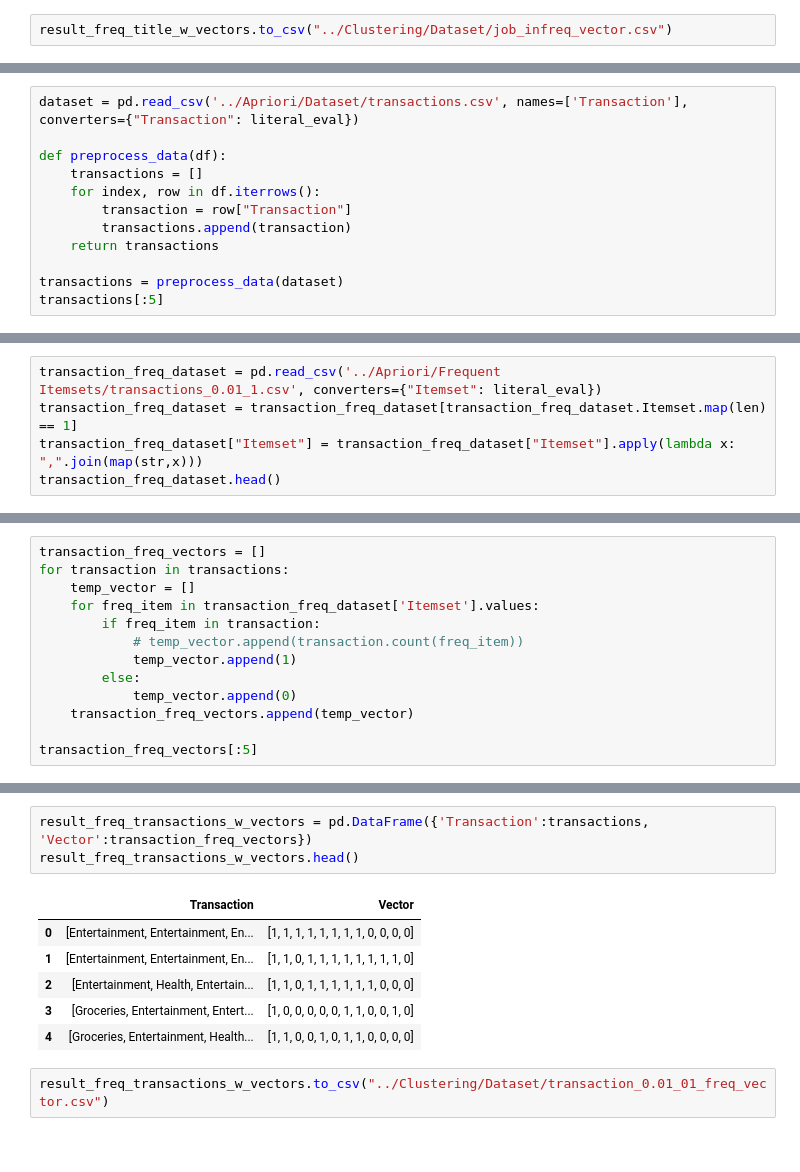
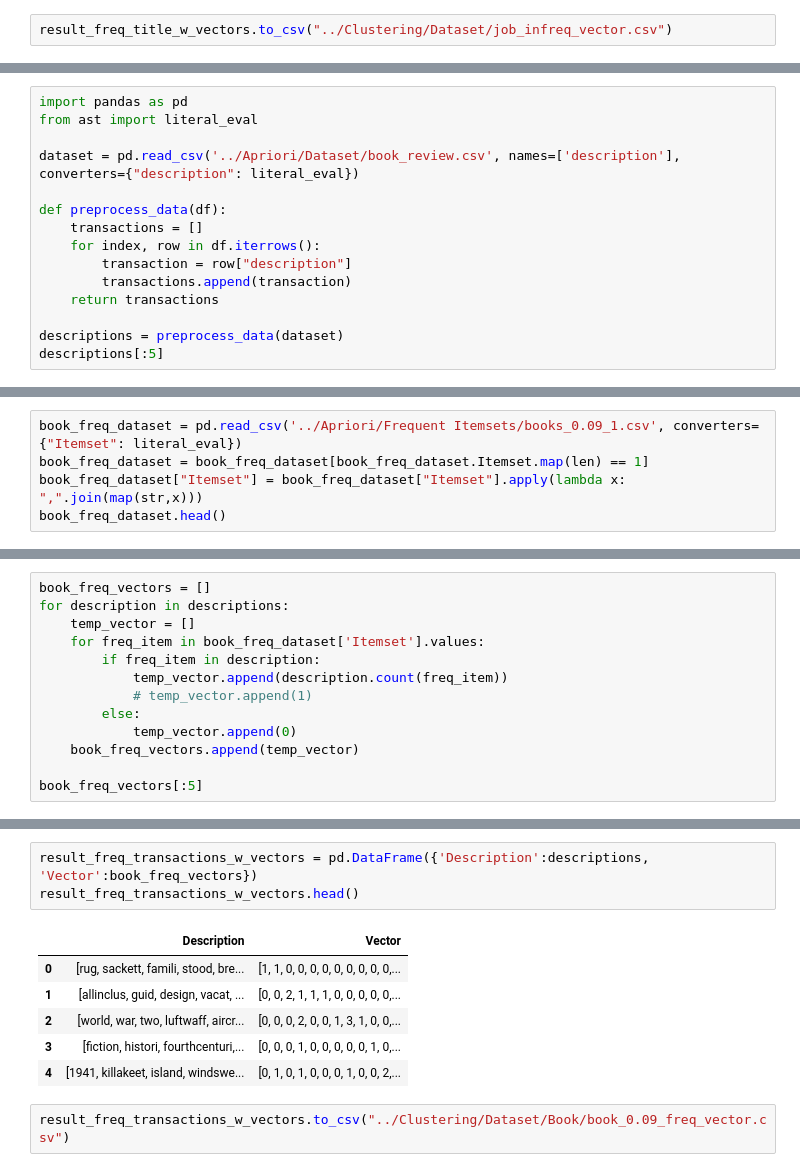
Before and after one commit to titim789/Data_Analytics_Project, a Jupyter notebook: Assignment 2/Clustering Adapter/adapter.ipynb, the cells around one changed output, grey strips where cells are left out. Cells and saved outputs as stored; diff of their text form.

Commit message:
Run book review through adapter layer

```diff
--- a/Assignment 2/Clustering Adapter/adapter.ipynb
+++ b/Assignment 2/Clustering Adapter/adapter.ipynb
@@ -228,13 +228,16 @@ result_freq_title_w_vectors.to_csv("../Clustering/Dataset/job_infreq_vector.csv"
 # %%
-dataset = pd.read_csv('../Apriori/Dataset/transactions.csv', names=['Transaction'], converters={"Transaction": literal_eval})
+import pandas as pd
+from ast import literal_eval
+
+dataset = pd.read_csv('../Apriori/Dataset/book_review.csv', names=['description'], converters={"description": literal_eval})
 
 def preprocess_data(df):
     transactions = []
     for index, row in df.iterrows():
-        transaction = row["Transaction"]
+        transaction = row["description"]
         transactions.append(transaction)
     return transactions
 
-transactions = preprocess_data(dataset)
-transactions[:5]
+descriptions = preprocess_data(dataset)
+descriptions[:5]
 # %% [output]
@@ -258,7 +261,7 @@ transactions[:5]
 # %%
-transaction_freq_dataset = pd.read_csv('../Apriori/Frequent Itemsets/transactions_0.01_1.csv', converters={"Itemset": literal_eval})
-transaction_freq_dataset = transaction_freq_dataset[transaction_freq_dataset.Itemset.map(len) == 1]
-transaction_freq_dataset["Itemset"] = transaction_freq_dataset["Itemset"].apply(lambda x: ",".join(map(str,x)))
-transaction_freq_dataset.head()
+book_freq_dataset = pd.read_csv('../Apriori/Frequent Itemsets/books_0.09_1.csv', converters={"Itemset": literal_eval})
+book_freq_dataset = book_freq_dataset[book_freq_dataset.Itemset.map(len) == 1]
+book_freq_dataset["Itemset"] = book_freq_dataset["Itemset"].apply(lambda x: ",".join(map(str,x)))
+book_freq_dataset.head()
 # %% [output]
 |  | Itemset | Support |
@@ -272,14 +275,14 @@ transaction_freq_dataset.to_csv("../Clustering/Dataset/transaction_0.01_freq_vec
 # %%
-transaction_freq_vectors = []
-for transaction in transactions:
+book_freq_vectors = []
+for description in descriptions:
     temp_vector = []
-    for freq_item in transaction_freq_dataset['Itemset'].values:
-        if freq_item in transaction:
-            # temp_vector.append(transaction.count(freq_item))
-            temp_vector.append(1)
+    for freq_item in book_freq_dataset['Itemset'].values:
+        if freq_item in description:
+            temp_vector.append(description.count(freq_item))
+            # temp_vector.append(1)
         else:
             temp_vector.append(0)
-    transaction_freq_vectors.append(temp_vector)
+    book_freq_vectors.append(temp_vector)
 
-transaction_freq_vectors[:5]
+book_freq_vectors[:5]
 # %% [output]
@@ -291,12 +306,12 @@ transaction_freq_vectors[:5]
 # %%
-result_freq_transactions_w_vectors = pd.DataFrame({'Transaction':transactions, 'Vector':transaction_freq_vectors})
+result_freq_transactions_w_vectors = pd.DataFrame({'Description':descriptions, 'Vector':book_freq_vectors})
 result_freq_transactions_w_vectors.head()
 # %% [output]
-|  | Transaction | Vector |
-| 0 | [Entertainment, Entertainment, En... | [1, 1, 1, 1, 1, 1, 1, 1, 0, 0, 0, 0] |
-| 1 | [Entertainment, Entertainment, En... | [1, 1, 0, 1, 1, 1, 1, 1, 1, 1, 1, 0] |
-| 2 | [Entertainment, Health, Entertain... | [1, 1, 0, 1, 1, 1, 1, 1, 1, 0, 0, 0] |
-| 3 | [Groceries, Entertainment, Entert... | [1, 0, 0, 0, 0, 0, 1, 1, 0, 0, 1, 0] |
-| 4 | [Groceries, Entertainment, Health... | [1, 1, 0, 0, 1, 0, 1, 1, 0, 0, 0, 0] |
+|  | Description | Vector |
+| 0 | [rug, sackett, famili, stood, bre... | [1, 1, 0, 0, 0, 0, 0, 0, 0, 0, 0,... |
+| 1 | [allinclus, guid, design, vacat, ... | [0, 0, 2, 1, 1, 1, 0, 0, 0, 0, 0,... |
+| 2 | [world, war, two, luftwaff, aircr... | [0, 0, 0, 2, 0, 0, 1, 3, 1, 0, 0,... |
+| 3 | [fiction, histori, fourthcenturi,... | [0, 0, 0, 1, 0, 0, 0, 0, 0, 1, 0,... |
+| 4 | [1941, killakeet, island, windswe... | [0, 1, 0, 1, 0, 0, 0, 1, 0, 0, 2,... |
 # %%
-result_freq_transactions_w_vectors.to_csv("../Clustering/Dataset/transaction_0.01_01_freq_vector.csv")
+result_freq_transactions_w_vectors.to_csv("../Clustering/Dataset/Book/book_0.09_freq_vector.csv")
```
Also changed, not shown: parts of 7 cells of this notebook, 1 other file.
